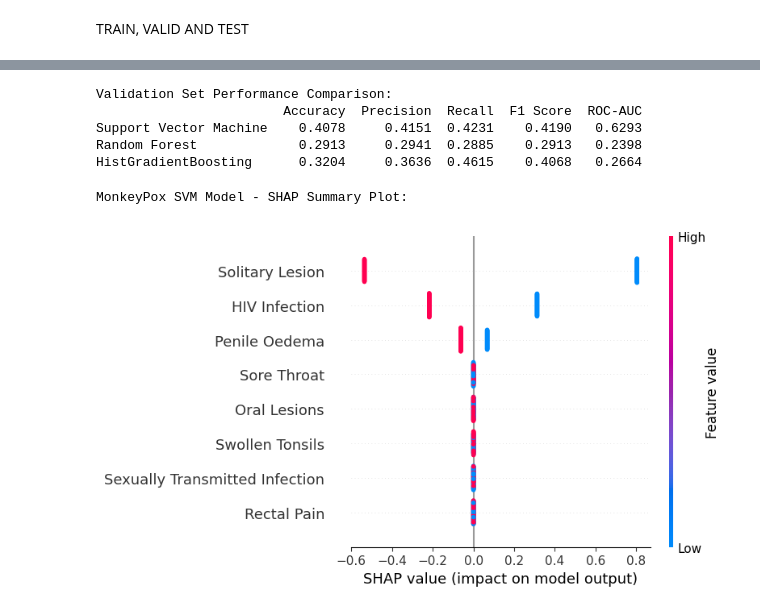
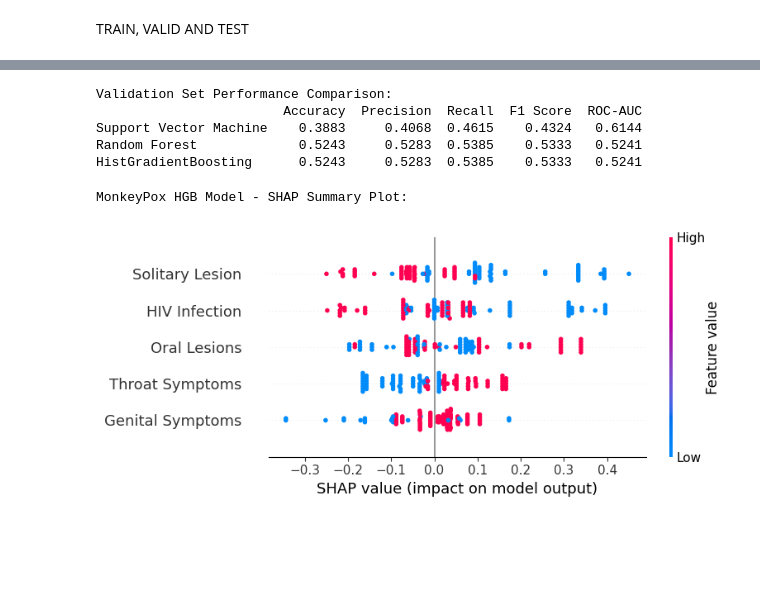
Before and after one commit to NeuralNetGeek/monkeypox-diagnosis, a Jupyter notebook: Monkey_Pox.ipynb, the cells around one changed output, grey strips where cells are left out. Drawn from its saved outputs; the diff is of its cells as text; code cells hidden in the pictures; blank space fills up the shorter version.

```diff
--- a/Monkey_Pox.ipynb
+++ b/Monkey_Pox.ipynb
@@ -159,35 +164,0 @@ Classification Report:
-# %%
-rf_params = {
-    'n_estimators': [100, 200, 300],
-    'max_depth': [None, 10, 20],
-    'min_samples_split': [2, 5, 10, 12, 15, 20, 22, 25, 30],
-    'min_samples_leaf': [1, 2]
-}
-
-hgb_params = {
-    'learning_rate': [0.01, 0.05, 0.1],
-    'max_iter': [100, 200, 300],
-    'max_depth': [None, 10, 20],
-    'min_samples_leaf': [20, 30, 50]
-}
-
-svm_params = {
-    'C': [0.1, 1, 10],
-    'kernel': ['linear', 'rbf', 'poly'],
-    'gamma': ['scale', 'auto']
-}
-
-rf_model = RandomForestClassifier(class_weight='balanced', random_state=42)
-hgb_model = HistGradientBoostingClassifier(random_state=42)
-svm_model = SVC(class_weight='balanced', probability=True, random_state=42)
-
-r_rand = RandomizedSearchCV(rf_model, rf_params, n_iter=10, cv=5, scoring='f1', n_jobs=-1, verbose=1, random_state=42)
-h_rand = RandomizedSearchCV(hgb_model, hgb_params, n_iter=10, cv=5, scoring='f1', n_jobs=-1, verbose=1, random_state=42)
-s_rand = RandomizedSearchCV(svm_model, svm_params, n_iter=10, cv=5, scoring={'F1': 'f1', 'ROC_AUC': 'roc_auc'}, refit='F1', n_jobs=-1, verbose=1, random_state=42)
-
-r_rand.fit(X_train_scaled, y_train)
-h_rand.fit(X_train_scaled, y_train)
-s_rand.fit(X_train_scaled, y_train)
-
-print("Best Parameters:", r_rand.best_params_, h_rand.best_params_, s_rand.best_params_)
-print("Best Score:", r_rand.best_score_, h_rand.best_score_, s_rand.best_score_)
@@ -222,9 +187,9 @@ def evaluate_model(model, X_valid, y_valid):
         'ROC-AUC': roc_auc
     }
 
-svm_valid_results = evaluate_model(s_rand.best_estimator_, X_valid_scaled, y_valid)
-rf_valid_results = evaluate_model(r_rand.best_estimator_, X_valid_scaled, y_valid)
-hist_valid_results = evaluate_model(h_rand.best_estimator_, X_valid_scaled, y_valid)
+svm_valid_results = evaluate_model(models["Support Vector Machine"], X_valid_scaled, y_valid)
+rf_valid_results = evaluate_model(models["Random Forest"], X_valid, y_valid)
+hist_valid_results = evaluate_model(models["HistGradientBoosting"], X_valid, y_valid)
 
 comparison_df = pd.DataFrame({
     "Support Vector Machine": svm_valid_results,
@@ -239,15 +204,15 @@ print(comparison_df.round(4))
 # %% [output]
 Validation Set Performance Comparison:
                         Accuracy  Precision  Recall  F1 Score  ROC-AUC
-Support Vector Machine    0.4078     0.4151  0.4231    0.4190   0.6293
-Random Forest             0.2913     0.2941  0.2885    0.2913   0.2398
-HistGradientBoosting      0.3204     0.3636  0.4615    0.4068   0.2664
+Support Vector Machine    0.3883     0.4068  0.4615    0.4324   0.6144
+Random Forest             0.5243     0.5283  0.5385    0.5333   0.5241
+HistGradientBoosting      0.5243     0.5283  0.5385    0.5333   0.5241
 # %%
-explainer_svm = shap.LinearExplainer(s_rand.best_estimator_, X_train_scaled, feature_perturbation="interventional")
-shap_values_svm = explainer_svm.shap_values(X_valid_scaled)
+explainer_hgb = shap.TreeExplainer(models["HistGradientBoosting"], X_train_scaled)
+shap_values_hgb = explainer_hgb.shap_values(X_valid_scaled)
 
-print("MonkeyPox SVM Model - SHAP Summary Plot:")
-shap.summary_plot(shap_values_svm, X_valid, feature_names=features_encoded)
+print("MonkeyPox HGB Model - SHAP Summary Plot:")
+shap.summary_plot(shap_values_hgb, X_valid_scaled, feature_names=features_encoded)
 # %% [output]
-MonkeyPox SVM Model - SHAP Summary Plot:
+MonkeyPox HGB Model - SHAP Summary Plot:
-[figure, old version]
+[figure, new version]
```
Also changed, not shown: parts of 8 cells of this notebook.
